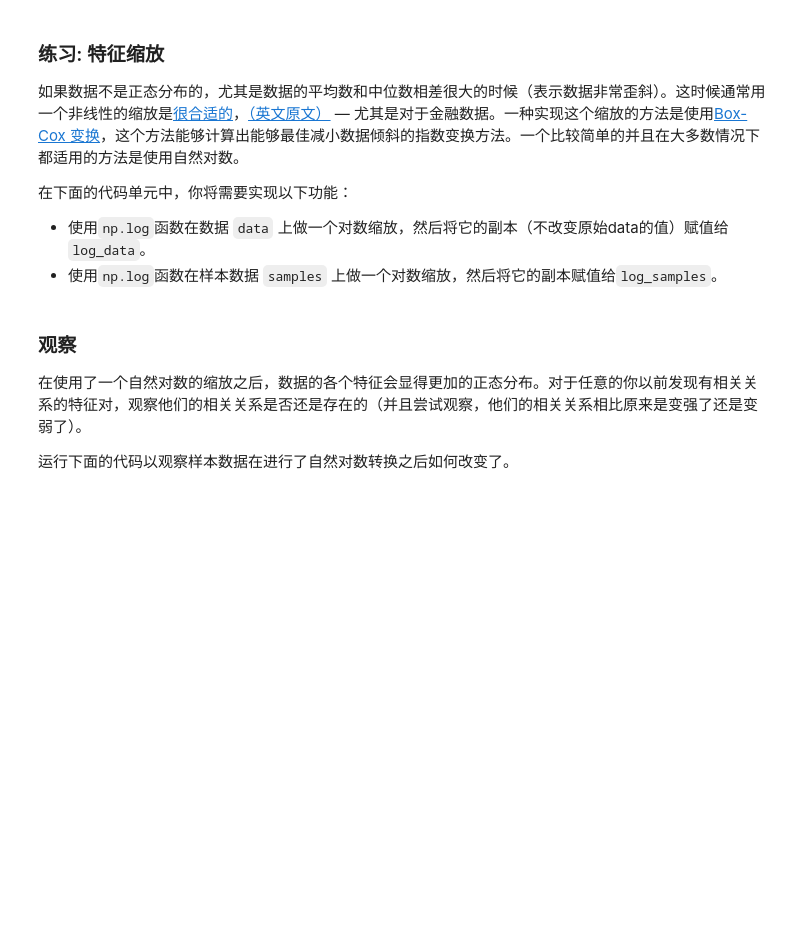
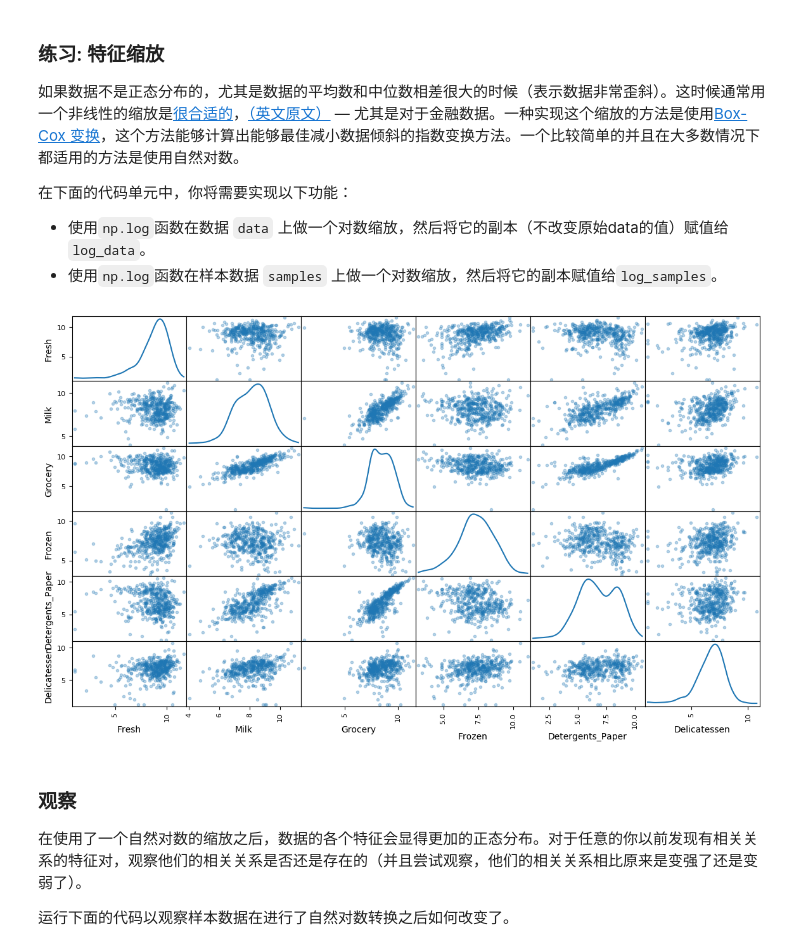
Before and after one commit to jtang145/machine-learning-courses, a Jupyter notebook: customer_segments/customer_segments.ipynb, the cells around one changed output. Drawn from its saved outputs; the diff is of its cells as text; code cells hidden in the pictures; blank space fills up the shorter version.

```diff
--- a/customer_segments/customer_segments.ipynb
+++ b/customer_segments/customer_segments.ipynb
@@ -142,14 +153,16 @@ pd.scatter_matrix(data, alpha = 0.3, figsize = (14,8), diagonal = 'kde');
  - 使用`np.log`函数在数据 `data` 上做一个对数缩放，然后将它的副本（不改变原始data的值）赋值给`log_data`。
  - 使用`np.log`函数在样本数据 `samples` 上做一个对数缩放，然后将它的副本赋值给`log_samples`。
 # %%
-# TODO：使用自然对数缩放数据
-log_data = None
+# ：使用自然对数缩放数据
+log_data = np.log(data)
 
 # TODO：使用自然对数缩放样本数据
-log_samples = None
+log_samples = np.log(samples)
 
 # 为每一对新产生的特征制作一个散射矩阵
 pd.scatter_matrix(log_data, alpha = 0.3, figsize = (14,8), diagonal = 'kde');
+# %% [output]
+[figure, added]
 # %% [markdown]
 ### 观察
 在使用了一个自然对数的缩放之后，数据的各个特征会显得更加的正态分布。对于任意的你以前发现有相关关系的特征对，观察他们的相关关系是否还是存在的（并且尝试观察，他们的相关关系相比原来是变强了还是变弱了）。
```
Also changed, not shown: parts of 13 cells of this notebook, 2 other files.
